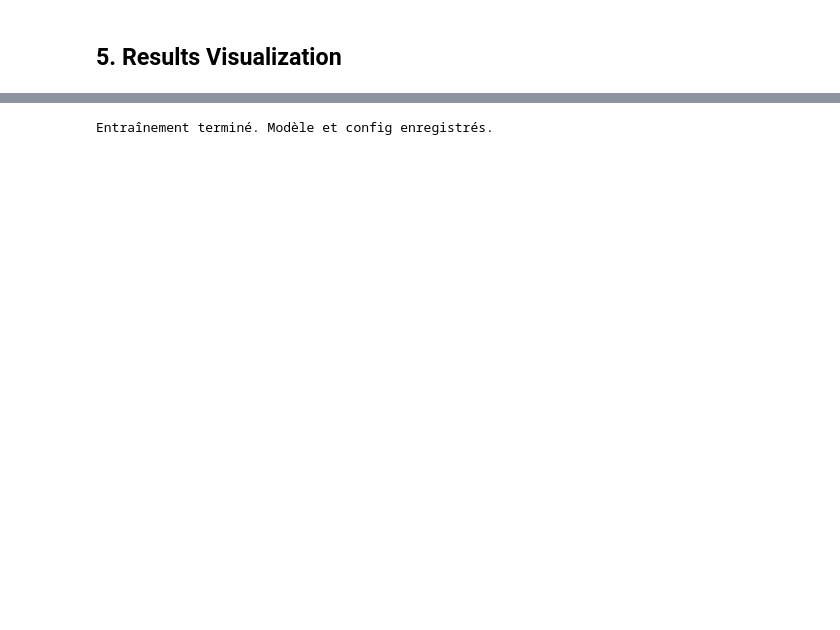
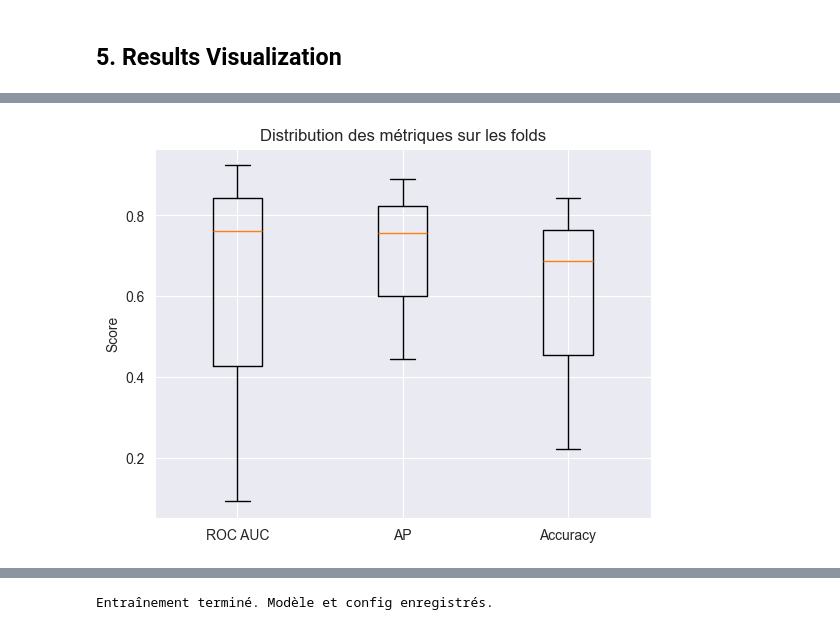
Before and after one commit to Tiits/microcoleus-project, a Jupyter notebook: notebooks/06_finetune_resnet18_cross-validation.ipynb, the cells around one changed output, grey strips where cells are left out. Cells and saved outputs as stored; diff of their text form; code cells hidden in the pictures; blank space fills up the shorter version.

```diff
--- a/notebooks/06_finetune_resnet18_cross-validation.ipynb
+++ b/notebooks/06_finetune_resnet18_cross-validation.ipynb
@@ -172,7 +145,7 @@ Train samples: 421, Val samples: 140
 # %%
 # === EarlyStopping utility ===
 class EarlyStopping:
-    def __init__(self, patience=5, min_delta=1e-4):
+    def __init__(self, patience=3, min_delta=1e-4):
         self.patience = patience
         self.min_delta = min_delta
         self.best_loss = float('inf')
@@ -207,4 +180,4 @@ model.fc = nn.Sequential(
 model = model.to(device)
 
 
-criterion = nn.CrossEntropyLoss()
+criterion = nn.CrossEntropyLoss(label_smoothing=0.1)
@@ -553,0 +410,19 @@ Images sauvegardées dans : ../outputs/figures/Switzerland/finetune_resnet18/202
+# %%
+rows = []
+for r in results:
+    rep = r['report']
+    rows.append({
+        'fold':        r['fold'],
+        'roc_auc':     r['roc_auc'],
+        'avg_precision': r['average_precision'],
+        'accuracy':    rep['accuracy'],
+        'f1_class0':   rep['0']['f1-score'],
+        'f1_class1':   rep['1']['f1-score']
+    })
+df_metrics = pd.DataFrame(rows).set_index('fold')
+csv_path = os.path.join(FIG_OUT, f"{run_id}_folds_metrics_report.csv")
+df_metrics.to_csv(csv_path, index=True)
+print("=== Résumé des métriques par fold ===")
+display(df_metrics)
+print("\nMoyenne ± écart‑type :")
+print(df_metrics.mean().to_frame('mean').join(df_metrics.std().to_frame('std')))
@@ -553,0 +443,10 @@ Images sauvegardées dans : ../outputs/figures/Switzerland/finetune_resnet18/202
+# %%
+plt.figure()
+plt.boxplot([df_metrics['roc_auc'], df_metrics['avg_precision'], df_metrics['accuracy']],
+            tick_labels=['ROC AUC','AP','Accuracy'])
+plt.title("Distribution des métriques sur les folds")
+plt.ylabel("Score")
+plt.savefig(os.path.join(FIG_OUT, f"{run_id}_folds_metrics.png"), dpi=300)
+plt.show()
+# %% [output]
+[figure, added]
```
Also changed, not shown: parts of 19 cells of this notebook.
